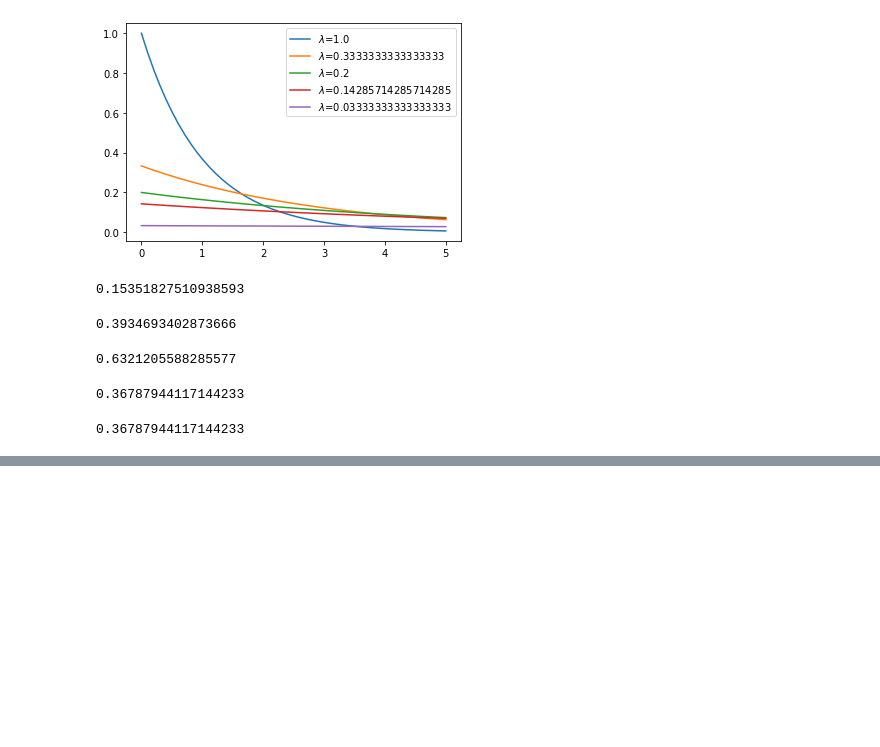
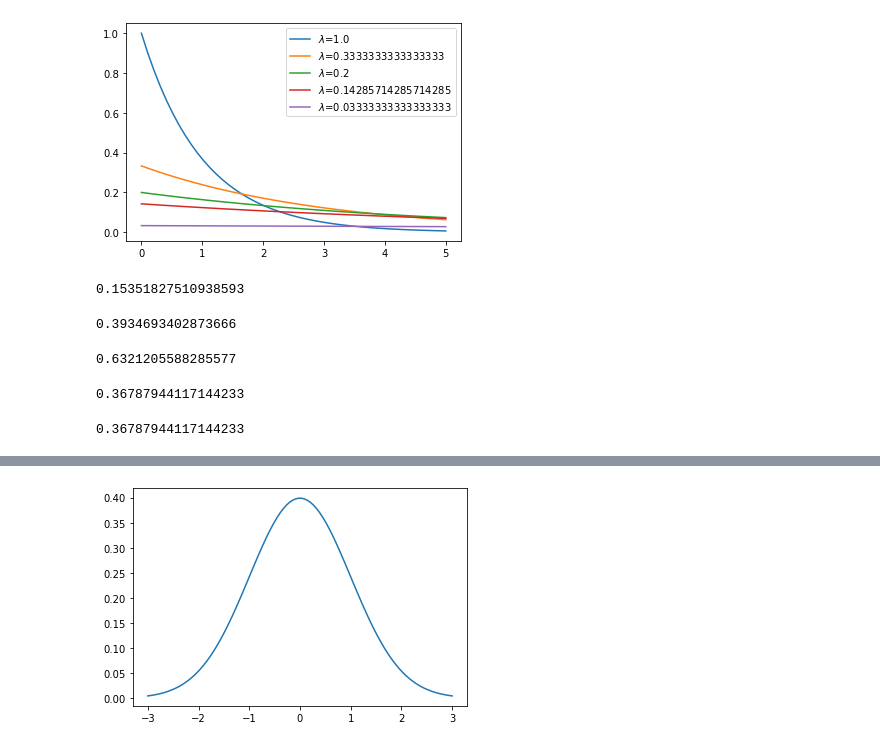
Before and after one commit to nguyetvo/cch-data-notebooks, a Jupyter notebook: unit_4/mot-vai-phan-phoi.ipynb, the cells around one changed output, grey strips where cells are left out. Drawn from its saved outputs; the diff is of its cells as text; code cells hidden in the pictures; blank space fills up the shorter version.

```diff
--- a/unit_4/mot-vai-phan-phoi.ipynb
+++ b/unit_4/mot-vai-phan-phoi.ipynb
@@ -247,0 +294,5 @@ plt.legend();
+# %%
+arr = np.linspace(-3,3,100)
+plt.plot(arr, st.norm().pdf(arr));
+# %% [output]
+[figure, added]
```
Also changed, not shown: parts of 12 cells of this notebook.
